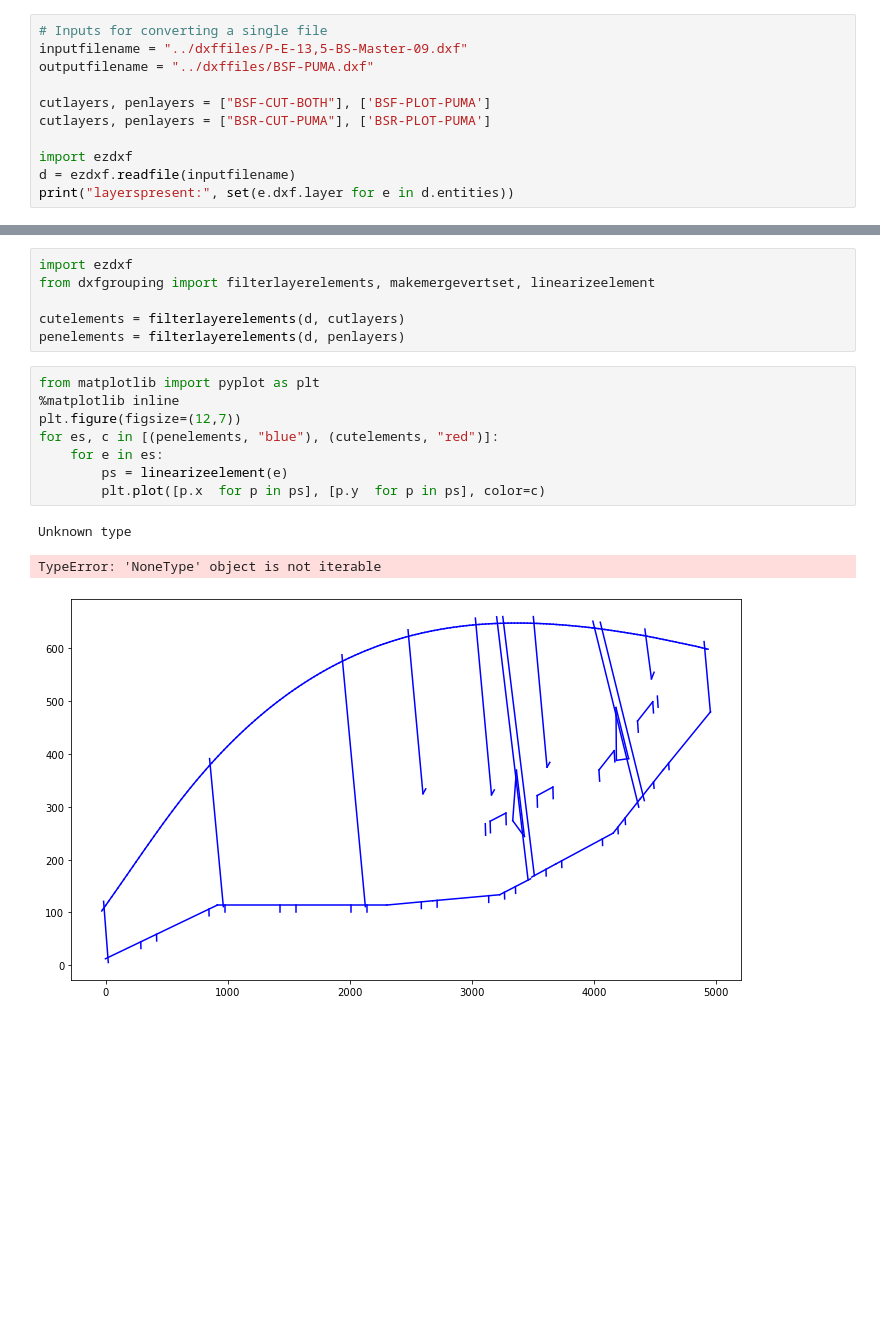
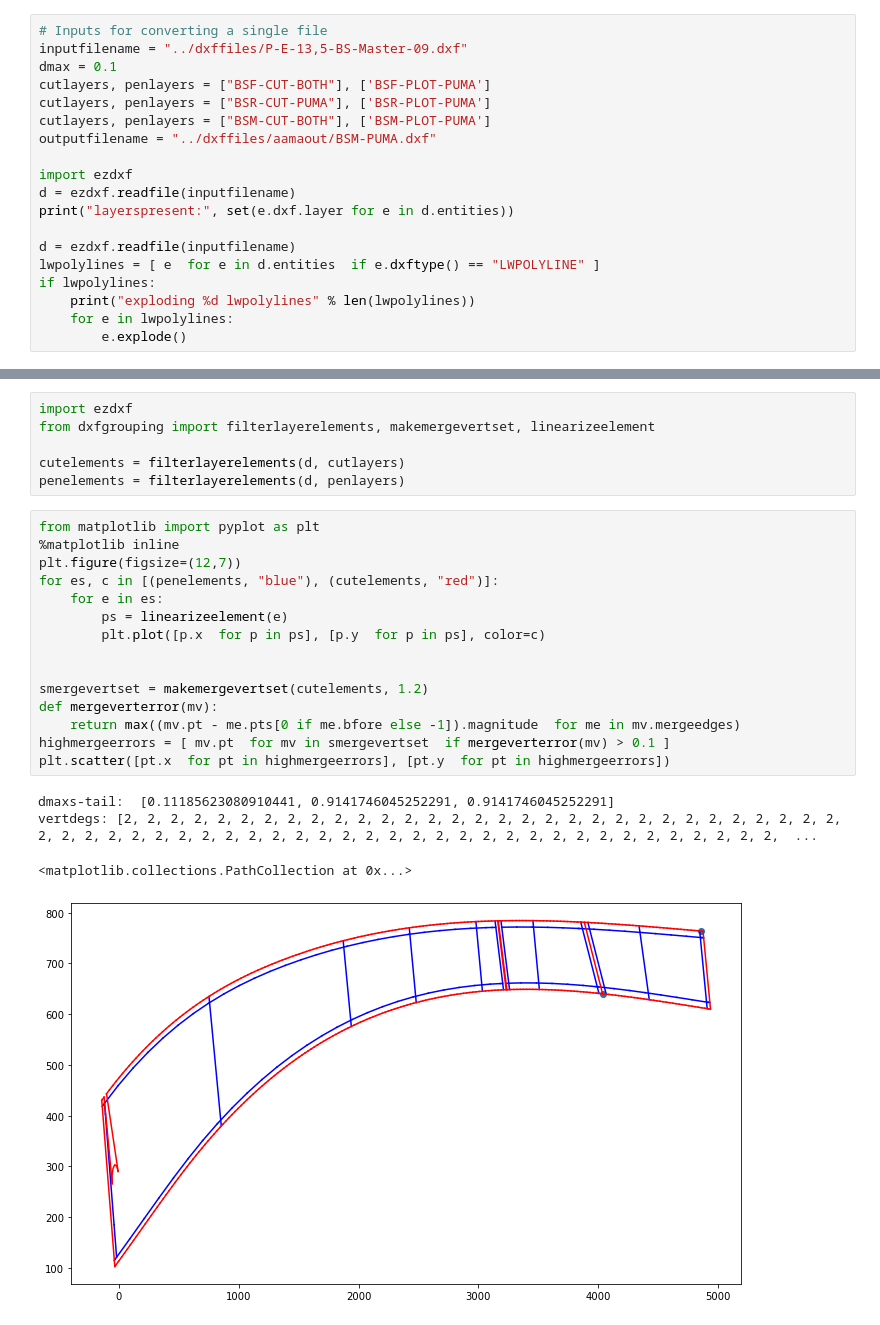
Before and after one commit to goatchurchprime/sail_section_packer, a Jupyter notebook: notebooks/convert_to_aama.ipynb, the cells around one changed output, grey strips where cells are left out. Saved outputs shown, nothing was run; the diff lists cells and outputs as text; blank space fills up the shorter version.

```diff
--- a/notebooks/convert_to_aama.ipynb
+++ b/notebooks/convert_to_aama.ipynb
@@ -10,13 +10,21 @@
 # %%
 # Inputs for converting a single file
 inputfilename = "../dxffiles/P-E-13,5-BS-Master-09.dxf"
-outputfilename = "../dxffiles/BSF-PUMA.dxf"
-
+dmax = 0.1
 cutlayers, penlayers = ["BSF-CUT-BOTH"], ['BSF-PLOT-PUMA']
 cutlayers, penlayers = ["BSR-CUT-PUMA"], ['BSR-PLOT-PUMA']
+cutlayers, penlayers = ["BSM-CUT-BOTH"], ['BSM-PLOT-PUMA']
+outputfilename = "../dxffiles/aamaout/BSM-PUMA.dxf"
 
 import ezdxf
 d = ezdxf.readfile(inputfilename)
 print("layerspresent:", set(e.dxf.layer for e in d.entities))
+
+d = ezdxf.readfile(inputfilename)
+lwpolylines = [ e  for e in d.entities  if e.dxftype() == "LWPOLYLINE" ]
+if lwpolylines:
+    print("exploding %d lwpolylines" % len(lwpolylines))
+    for e in lwpolylines:
+        e.explode()
 # %% [output]
 layerspresent: {'BSF-CUT-BOTH', 'BSR-CUT-EVO', 'BSM-CUT-BOTH', 'BSM-PLOT-EVO', 'BSR-PLOT-PUMA', 'PATCH-OUTSIDE', 'PATCH-MYLAR', 'BSR-CUT-PUMA', 'CONSTRUCTION', 'BSF-PLOT-PUMA', 'BSM-PLOT-PUMA', 'SPLIN ...
@@ -29,15 +38,23 @@ penelements = filterlayerelements(d, penlayers)
 # %%
 from matplotlib import pyplot as plt
 %matplotlib inline
 plt.figure(figsize=(12,7))
 for es, c in [(penelements, "blue"), (cutelements, "red")]:
     for e in es:
         ps = linearizeelement(e)
         plt.plot([p.x  for p in ps], [p.y  for p in ps], color=c)
+
+
+smergevertset = makemergevertset(cutelements, 1.2)
+def mergeverterror(mv):
+    return max((mv.pt - me.pts[0 if me.bfore else -1]).magnitude  for me in mv.mergeedges)
+highmergeerrors = [ mv.pt  for mv in smergevertset  if mergeverterror(mv) > 0.1 ]
+plt.scatter([pt.x  for pt in highmergeerrors], [pt.y  for pt in highmergeerrors])
 # %% [output]
-Unknown type
+dmaxs-tail:  [0.11185623080910441, 0.9141746045252291, 0.9141746045252291]
+vertdegs: [2, 2, 2, 2, 2, 2, 2, 2, 2, 2, 2, 2, 2, 2, 2, 2, 2, 2, 2, 2, 2, 2, 2, 2, 2, 2, 2, 2, 2, 2, 2, 2, 2, 2, 2, 2, 2, 2, 2, 2, 2, 2, 2, 2, 2, 2, 2, 2, 2, 2, 2, 2, 2, 2, 2, 2, 2, 2, 2, 2, 2, 2, 2,  ...
-TypeError: 'NoneType' object is not iterable
+<matplotlib.collections.PathCollection at 0x...>
-[figure, old version]
+[figure, new version]
 # %%
 from dxfgrouping import getblockcomponent, dxfoutputblocks
 
```
Also changed, not shown: parts of 4 cells of this notebook, 1 other file.
